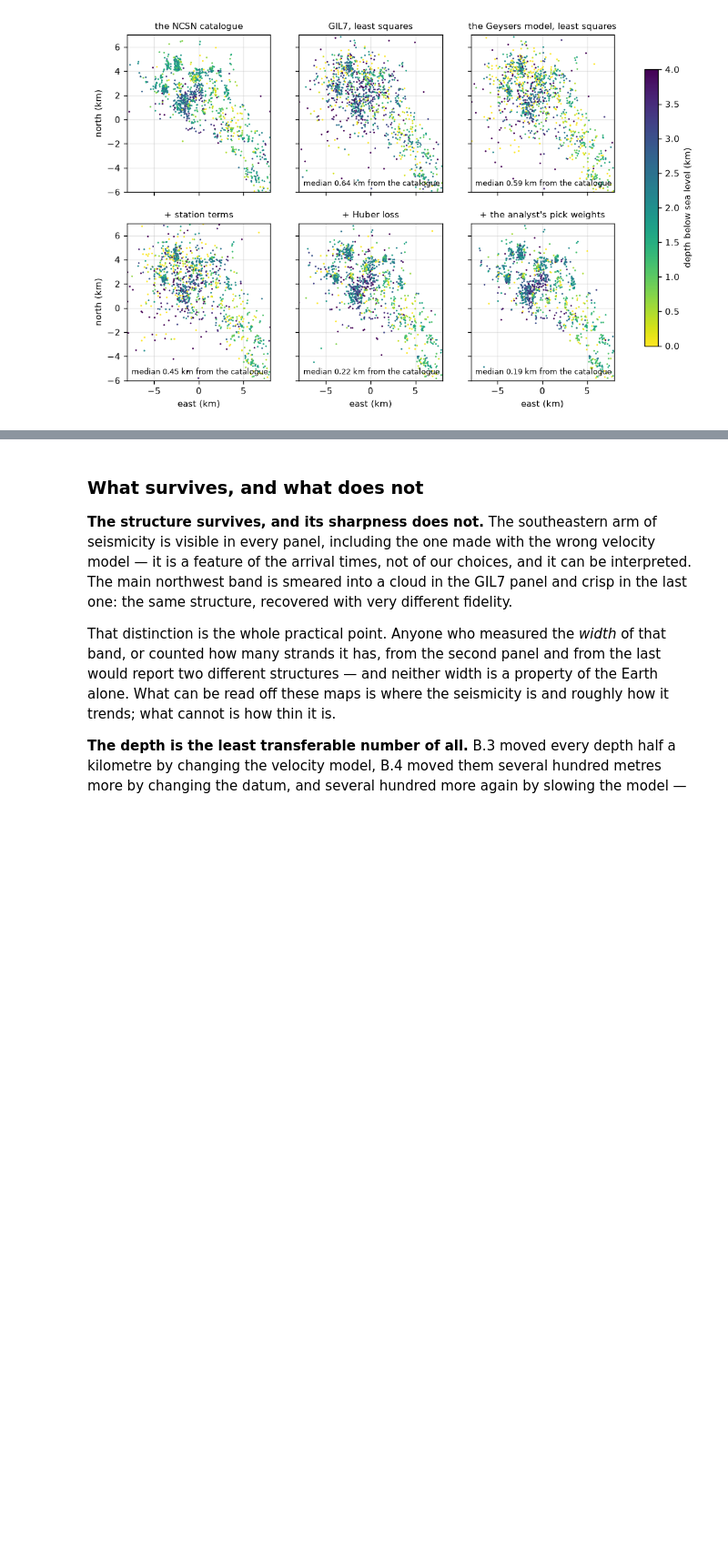
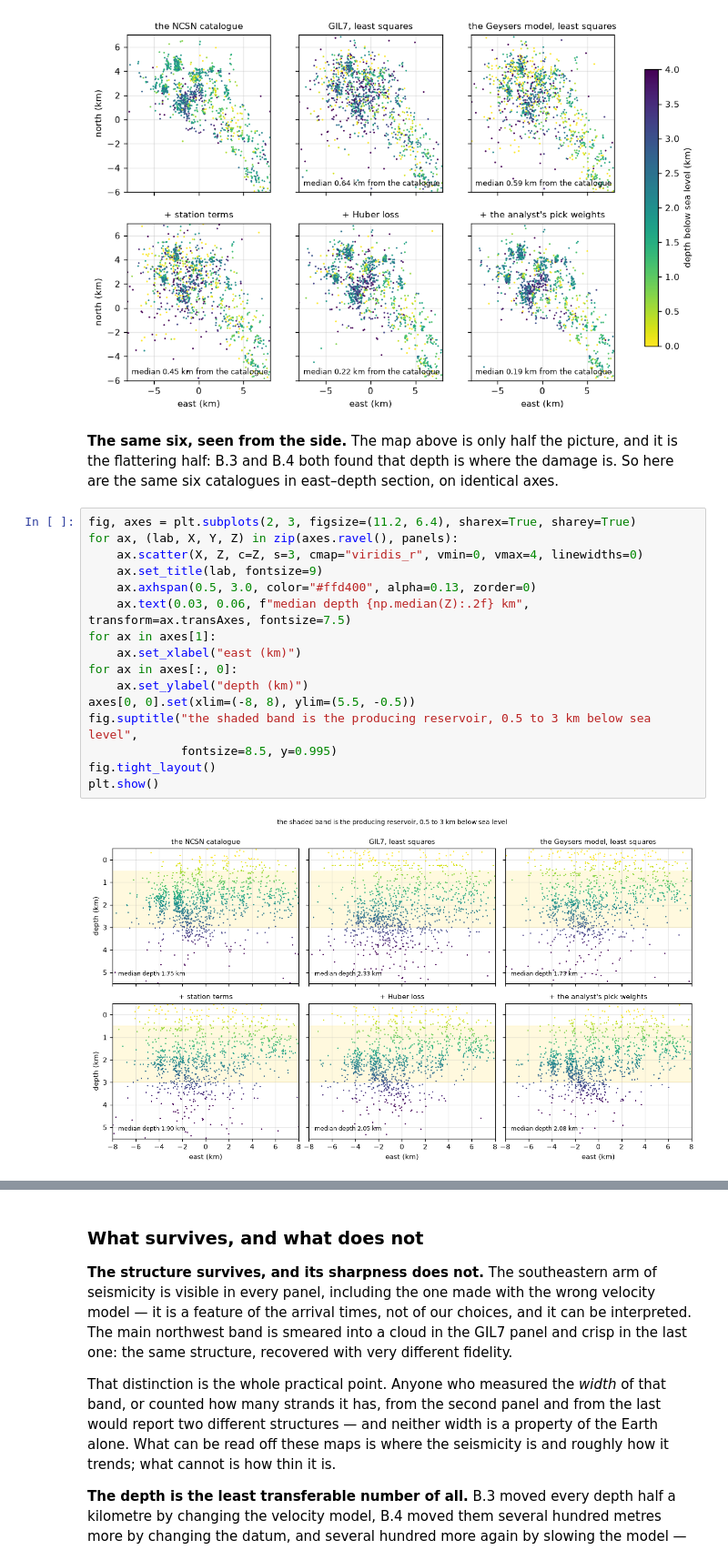
Before and after one commit to AI4EPS/EPS207_Observational_Seismology, a Jupyter notebook: docs/notebooks/02b_location_geysers.ipynb, the cells around one changed output, grey strips where cells are left out. Shown at 91% size. Saved outputs shown, nothing was run; the diff lists cells and outputs as text; blank space fills up the shorter version.

```diff
--- a/docs/notebooks/02b_location_geysers.ipynb
+++ b/docs/notebooks/02b_location_geysers.ipynb
@@ -1679,3 +2020,25 @@ fig.colorbar(s, ax=axes, label="depth below sea level (km)", shrink=0.8)
 plt.show()
 # %% [output]
 [figure]
+# %% [markdown]
+**The same six, seen from the side.** The map above is only half the picture, and it is the
+flattering half: B.3 and B.4 both found that depth is where the damage is. So here are the same
+six catalogues in east–depth section, on identical axes.
+# %%
+fig, axes = plt.subplots(2, 3, figsize=(11.2, 6.4), sharex=True, sharey=True)
+for ax, (lab, X, Y, Z) in zip(axes.ravel(), panels):
+    ax.scatter(X, Z, c=Z, s=3, cmap="viridis_r", vmin=0, vmax=4, linewidths=0)
+    ax.set_title(lab, fontsize=9)
+    ax.axhspan(0.5, 3.0, color="#ffd400", alpha=0.13, zorder=0)
+    ax.text(0.03, 0.06, f"median depth {np.median(Z):.2f} km", transform=ax.transAxes, fontsize=7.5)
+for ax in axes[1]:
+    ax.set_xlabel("east (km)")
+for ax in axes[:, 0]:
+    ax.set_ylabel("depth (km)")
+axes[0, 0].set(xlim=(-8, 8), ylim=(5.5, -0.5))
+fig.suptitle("the shaded band is the producing reservoir, 0.5 to 3 km below sea level",
+             fontsize=8.5, y=0.995)
+fig.tight_layout()
+plt.show()
+# %% [output]
+[figure, added]
```
Also changed, not shown: parts of 26 cells of this notebook.
